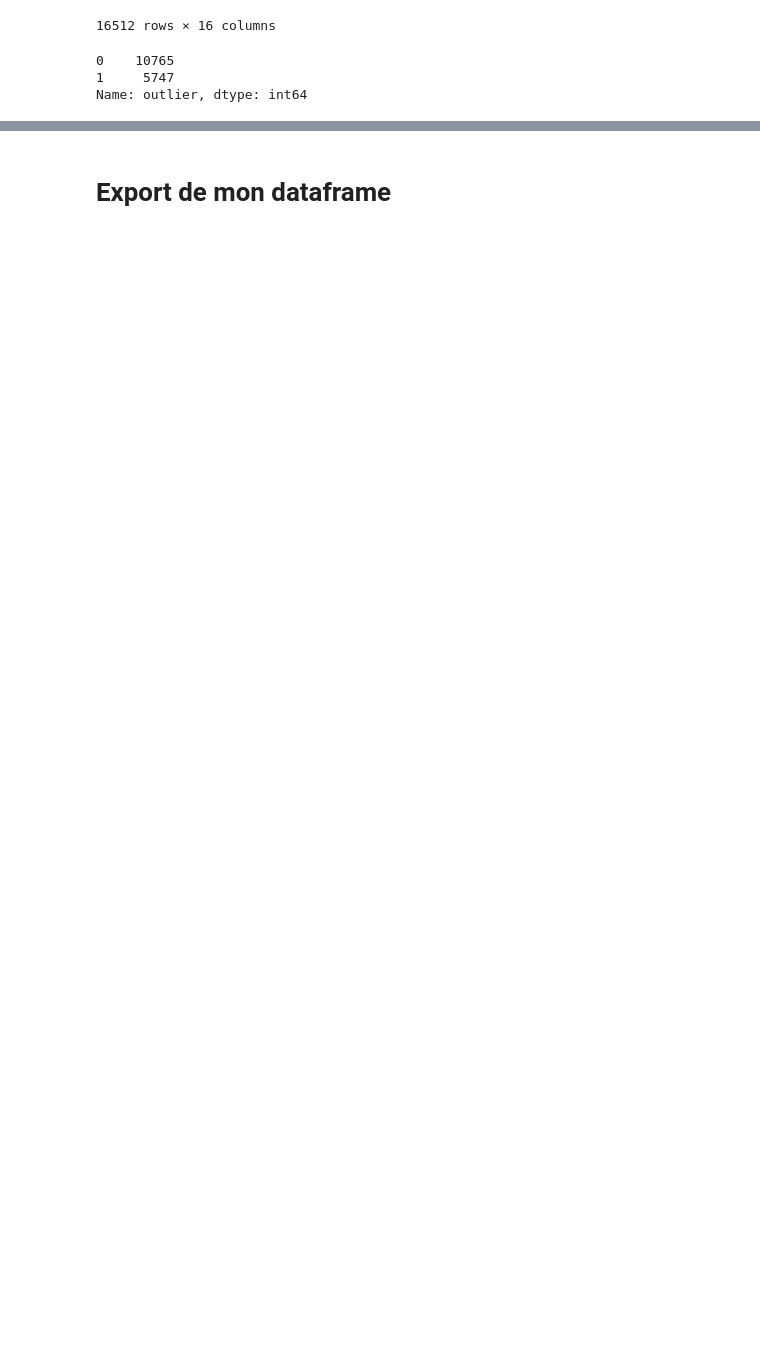
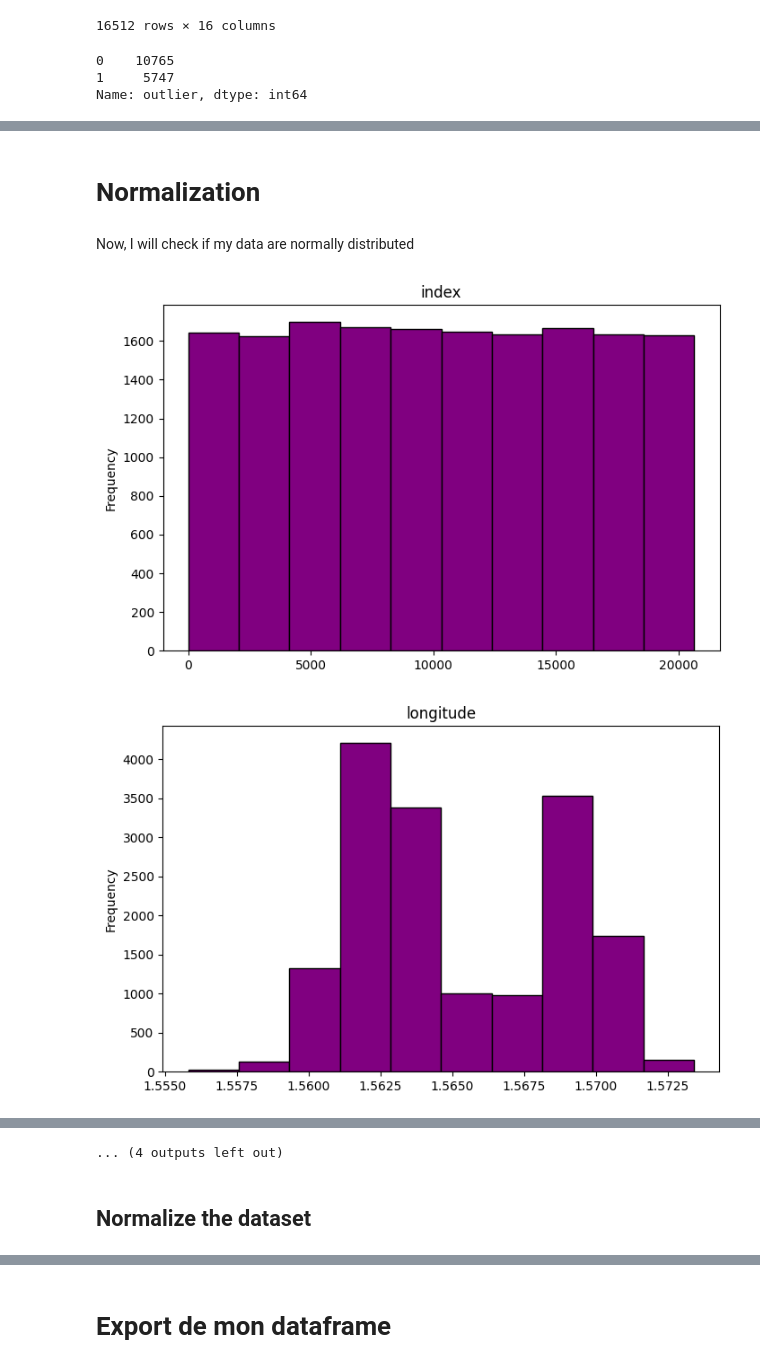
Before and after one commit to IISELII/projet_IA_immo, a Jupyter notebook: notebook_EDA_2.ipynb, the cells around one changed output, grey strips where cells are left out. Drawn from its saved outputs; the diff is of its cells as text; code cells hidden in the pictures; blank space fills up the shorter version.

```diff
--- a/notebook_EDA_2.ipynb
+++ b/notebook_EDA_2.ipynb
@@ -462,0 +478,4 @@ Name: outlier, dtype: int64
+# %%
+data_num["longitude"] = data_num["longitude"].abs()
+# %%
+data_num["longitude"] = np.log(data_num["longitude"])
@@ -462,0 +548,16 @@ Name: outlier, dtype: int64
+# %% [markdown]
+# Normalization
+# %% [markdown]
+Now, I will check if my data are normally distributed
+# %%
+def plot_multiple_histplots(df):
+    numeric_cols = df.select_dtypes(include='number').columns
+    for col in numeric_cols:
+        df[col].plot(kind='hist', color='purple', edgecolor='black', figsize=(8,5))
+        plt.title(col)
+        plt.show()
+# %%
+df_hist = plot_multiple_histplots(data_num)
+# %% [output]
+[figure, added]
+[figure, added]
@@ -462,0 +574,3 @@ Name: outlier, dtype: int64
+... (4 outputs left out)
+# %% [markdown]
+## Normalize the dataset
```
Also changed, not shown: parts of 14 cells of this notebook, 2 other files.
